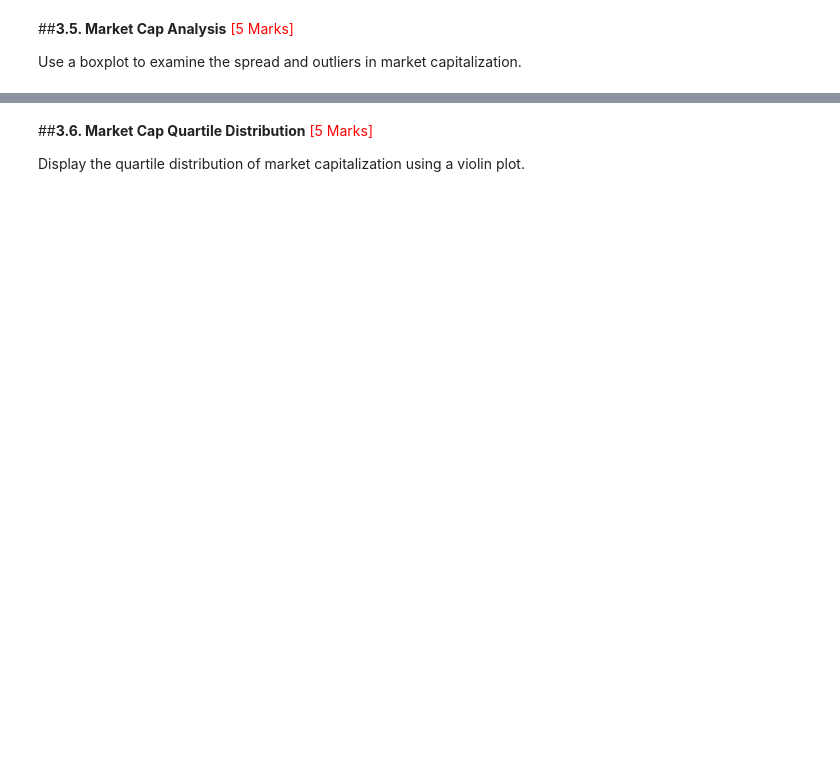
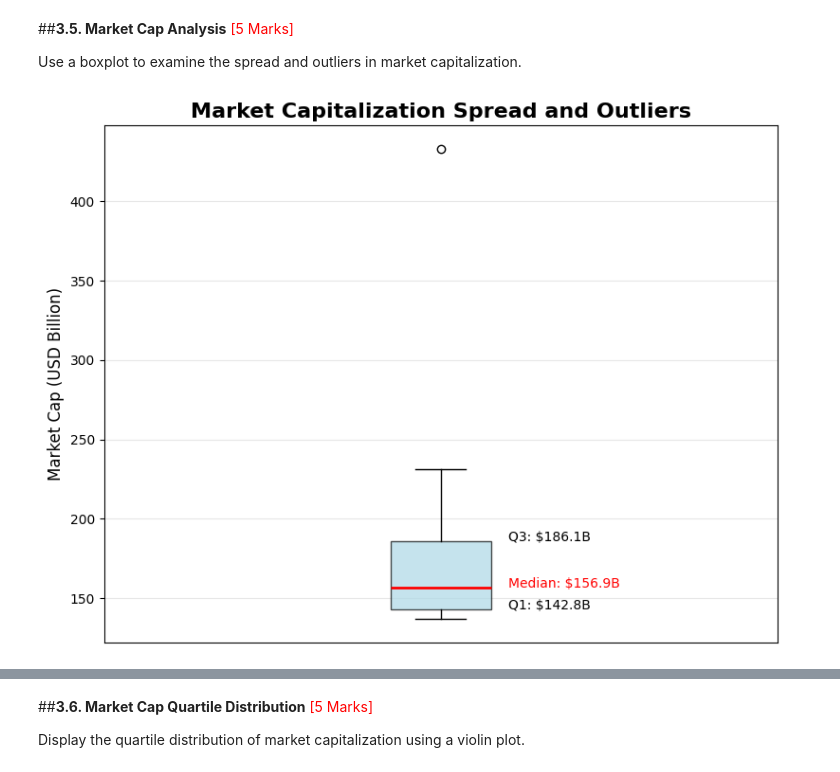
Before and after one commit to abinasn/ds-ml-projects, a Jupyter notebook: bank_data_analysis/ETL_Bank_Data_Analysis_Abinas_Patra.ipynb, the cells around one changed output, grey strips where cells are left out. Saved outputs shown, nothing was run; the diff lists cells and outputs as text; code cells hidden in the pictures; blank space fills up the shorter version.

```diff
--- a/bank_data_analysis/ETL_Bank_Data_Analysis_Abinas_Patra.ipynb
+++ b/bank_data_analysis/ETL_Bank_Data_Analysis_Abinas_Patra.ipynb
@@ -324,0 +595,33 @@ Use a boxplot to examine the spread and outliers in market capitalization.
+# %%
+# Boxplot of Market Cap
+#To show the spread and outliers in the market capitalization data.
+
+# Plot a boxplot of market cap
+
+# Create boxplot
+plt.figure(figsize=(8, 6))
+box_plot = plt.boxplot(bank_pandas_df['Market_Cap_USD_Billion'],
+                      patch_artist=True,
+                      boxprops=dict(facecolor='lightblue', alpha=0.7),
+                      medianprops=dict(color='red', linewidth=2))
+
+# Customize the plot
+plt.title('Market Capitalization Spread and Outliers', fontsize=16, fontweight='bold')
+plt.ylabel('Market Cap (USD Billion)', fontsize=12)
+plt.grid(True, alpha=0.3)
+
+# Add some statistics as text
+stats = bank_pandas_df['Market_Cap_USD_Billion'].describe()
+plt.text(1.1, stats['75%'], f"Q3: ${stats['75%']:.1f}B", fontsize=10)
+plt.text(1.1, stats['50%'], f"Median: ${stats['50%']:.1f}B", fontsize=10, color='red')
+plt.text(1.1, stats['25%'], f"Q1: ${stats['25%']:.1f}B", fontsize=10)
+
+# Remove x-axis labels since it's a single boxplot
+plt.xticks([])
+
+plt.tight_layout()
+plt.show()
+
+logger.info("Market Cap boxplot created showing spread and outliers")
+# %% [output]
+[figure, added]
```
Also changed, not shown: parts of 34 cells of this notebook.
